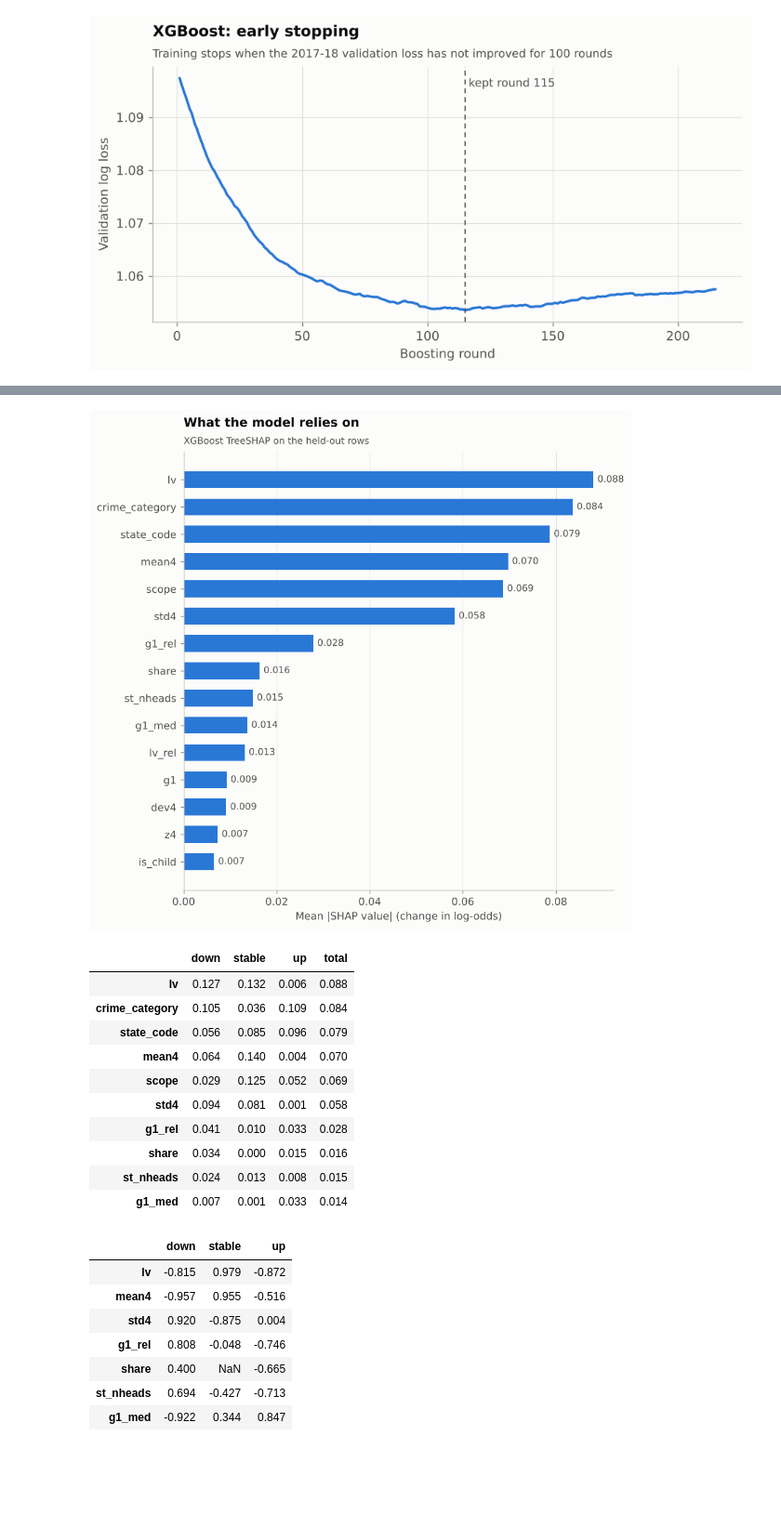
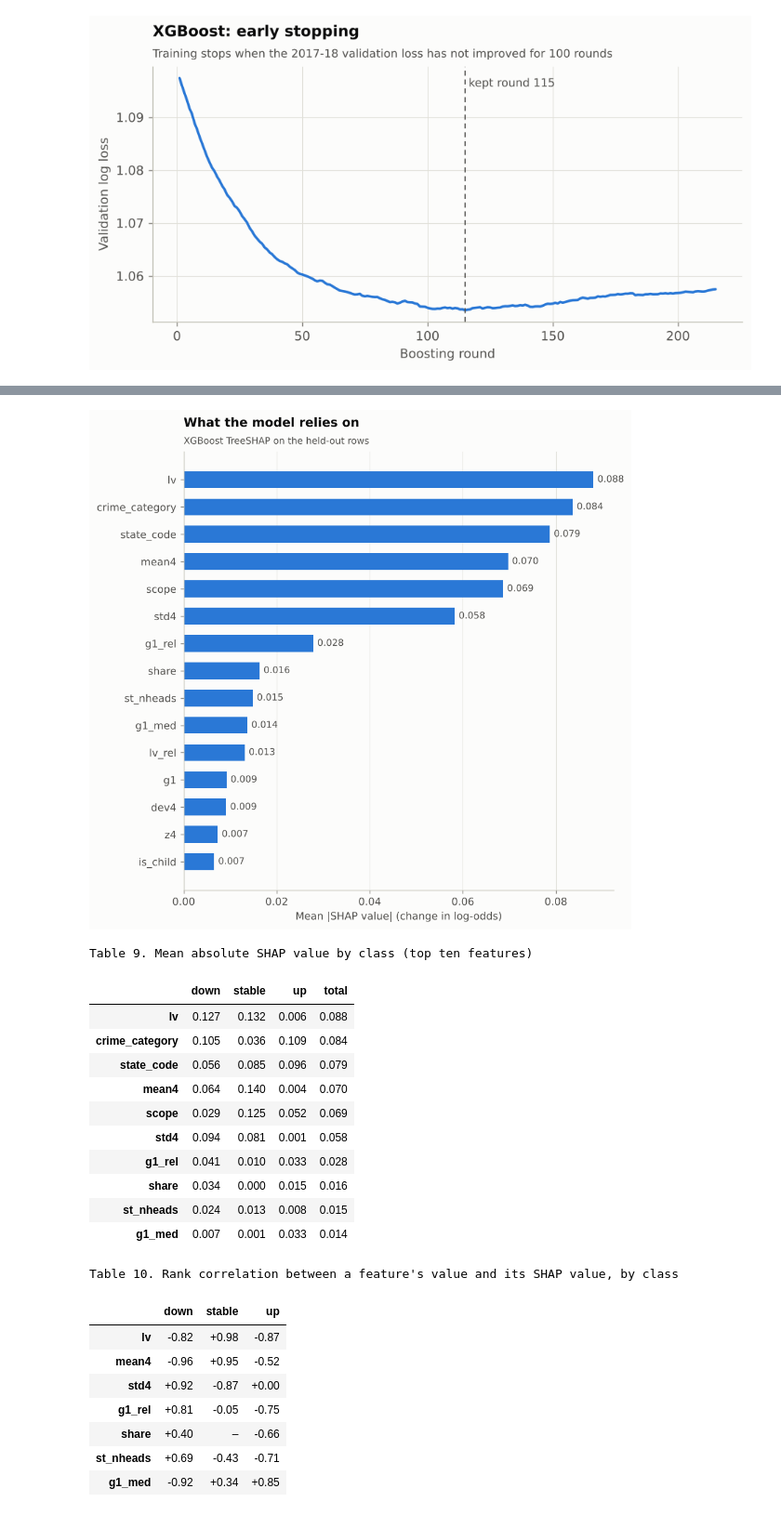
Before and after one commit to HarshilMaks/mini-project, a Jupyter notebook: notebooks/03_xgboost_classification.ipynb, the cells around one changed output, grey strips where cells are left out. Shown at 93% size. Saved outputs shown, nothing was run; the diff lists cells and outputs as text; code cells hidden in the pictures; blank space fills up the shorter version.

```diff
--- a/notebooks/03_xgboost_classification.ipynb
+++ b/notebooks/03_xgboost_classification.ipynb
@@ -163,9 +256,10 @@ X_test = X[te]
 contrib = contributions(final, X_test)
 imp = importance(contrib, FEATURES)
 viz.show(viz.plot_importance(imp))
-imp.head(10)
+viz.show_table(imp.head(10), "Table 9. Mean absolute SHAP value by class (top ten features)", "{:.3f}")
 # %% [output]
 [figure]
+Table 9. Mean absolute SHAP value by class (top ten features)
 |  | down | stable | up | total |
 | lv | 0.127 | 0.132 | 0.006 | 0.088 |
 | crime_category | 0.105 | 0.036 | 0.109 | 0.084 |
@@ -179,14 +273,19 @@ imp.head(10)
 | g1_med | 0.007 | 0.001 | 0.033 | 0.014 |
 # %%
 effects = pd.concat([signed_effect(contrib, X_test, k) for k in range(3)], axis=1)
-effects.loc[[f for f in imp.index[:10] if f in effects.index]]
+viz.show_table(
+    effects.loc[[f for f in imp.index[:10] if f in effects.index]],
+    "Table 10. Rank correlation between a feature's value and its SHAP value, by class",
+    "{:+.2f}",
+)
 # %% [output]
+Table 10. Rank correlation between a feature's value and its SHAP value, by class
 |  | down | stable | up |
-| lv | -0.815 | 0.979 | -0.872 |
-| mean4 | -0.957 | 0.955 | -0.516 |
-| std4 | 0.920 | -0.875 | 0.004 |
-| g1_rel | 0.808 | -0.048 | -0.746 |
-| share | 0.400 | NaN | -0.665 |
-| st_nheads | 0.694 | -0.427 | -0.713 |
-| g1_med | -0.922 | 0.344 | 0.847 |
+| lv | -0.82 | +0.98 | -0.87 |
+| mean4 | -0.96 | +0.95 | -0.52 |
+| std4 | +0.92 | -0.87 | +0.00 |
+| g1_rel | +0.81 | -0.05 | -0.75 |
+| share | +0.40 | – | -0.66 |
+| st_nheads | +0.69 | -0.43 | -0.71 |
+| g1_med | -0.92 | +0.34 | +0.85 |
 # %% [markdown]
```
Also changed, not shown: parts of 33 cells of this notebook.
